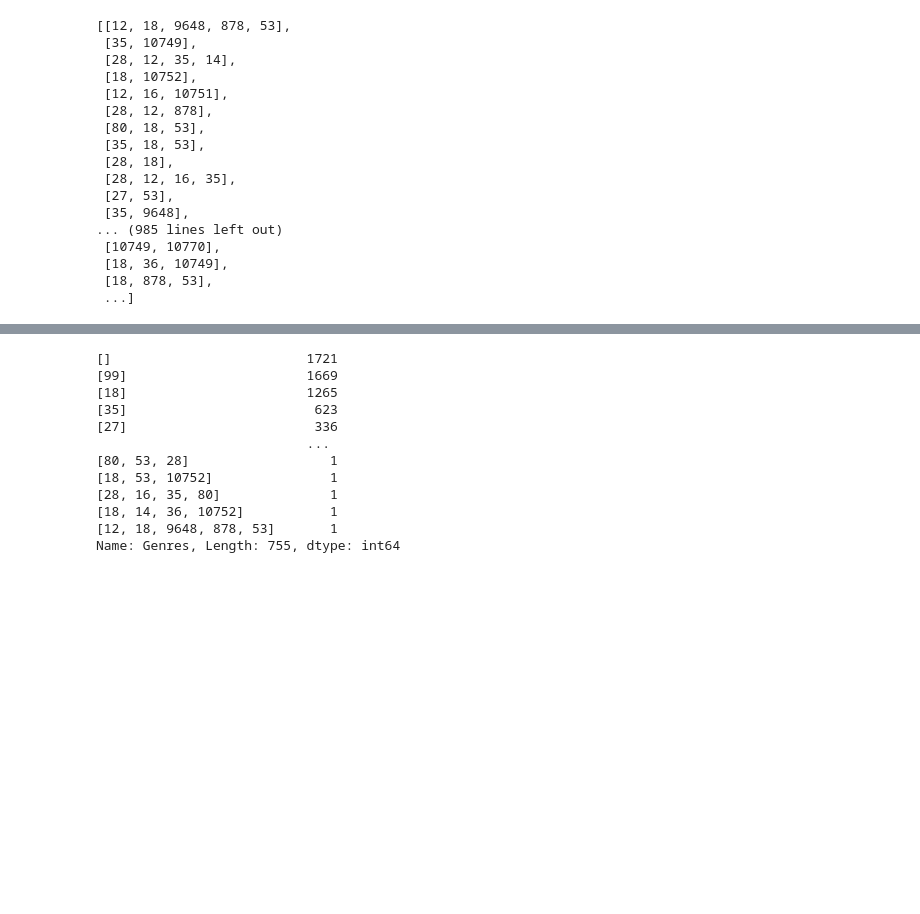
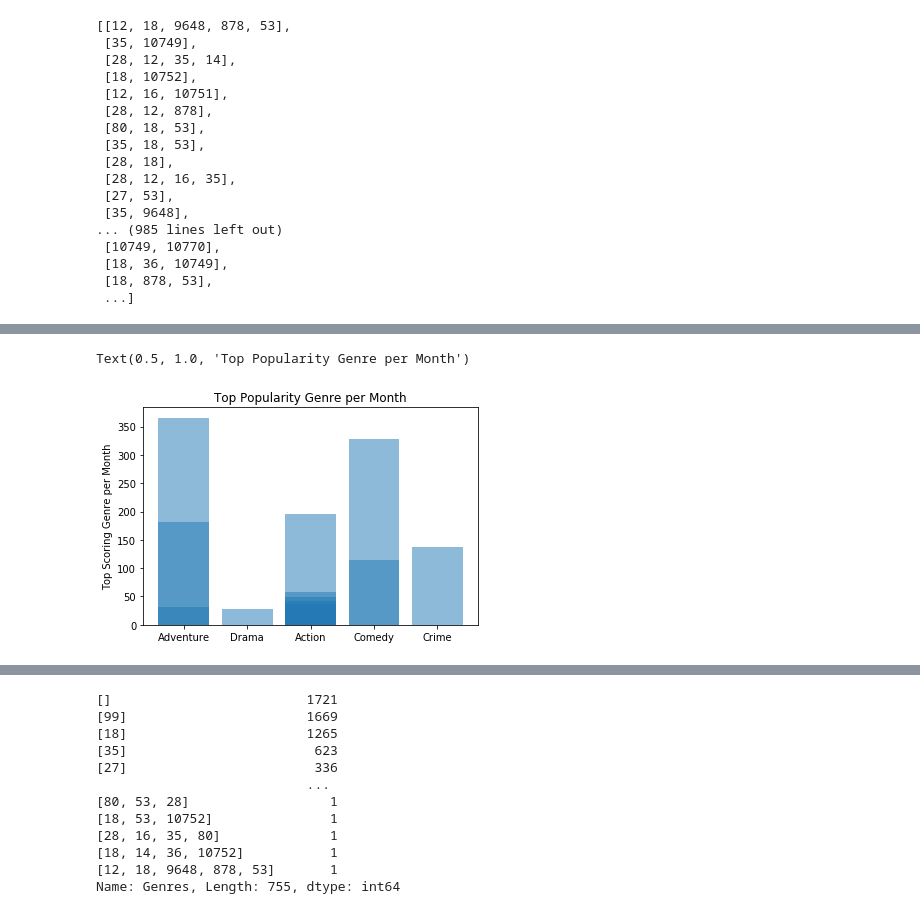
Before and after one commit to jamesa820/Project_1, a Jupyter notebook: Top Ten With Months.ipynb, the cells around one changed output, grey strips where cells are left out. Cells and saved outputs as stored; diff of their text form; code cells hidden in the pictures; blank space fills up the shorter version.

```diff
--- a/Top Ten With Months.ipynb
+++ b/Top Ten With Months.ipynb
@@ -147,0 +204,8 @@ GenreFrame
+# %%
+plt.bar(New["Genre Names"],New["Top Score"], align='center', alpha=0.5)
+
+plt.ylabel('Top Scoring Genre per Month')
+plt.title('Top Popularity Genre per Month')
+# %% [output]
+Text(0.5, 1.0, 'Top Popularity Genre per Month')
+[figure, added]
```
Also changed, not shown: parts of 8 cells of this notebook.
